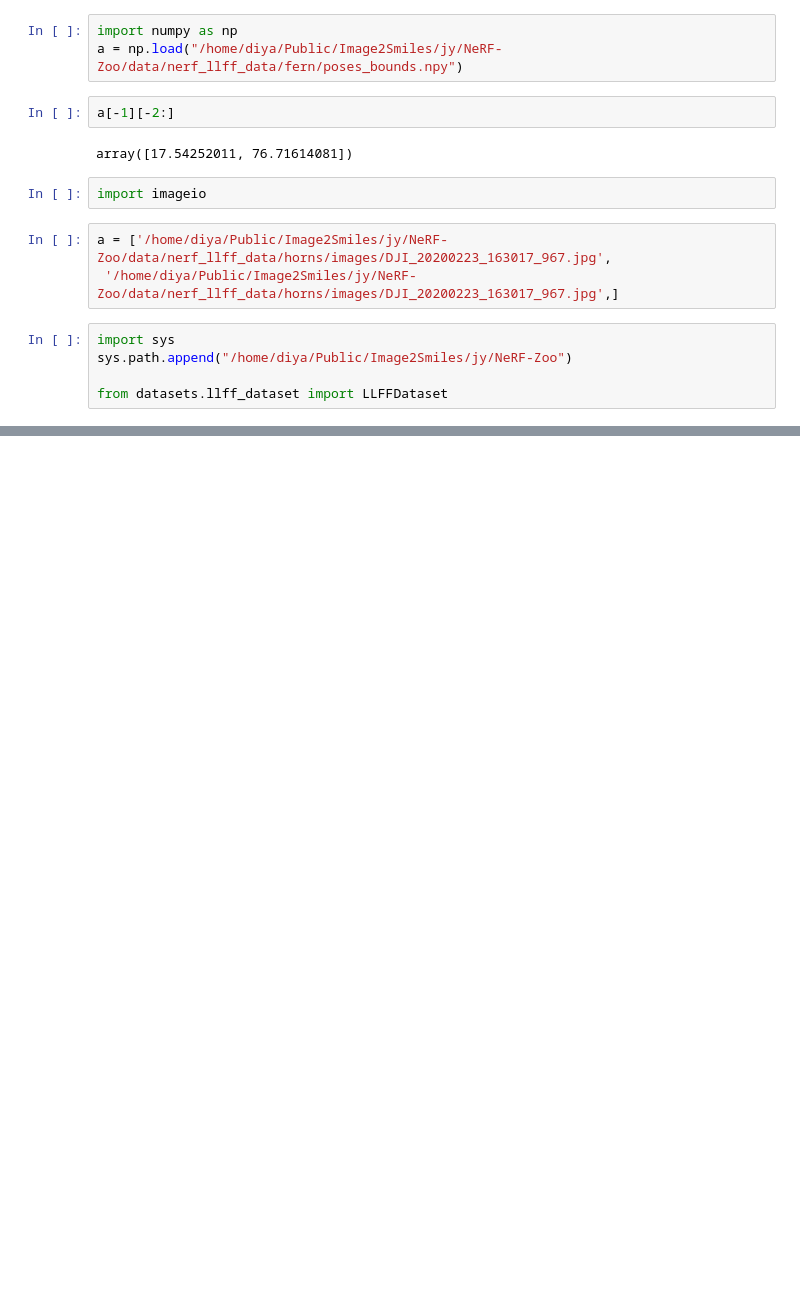
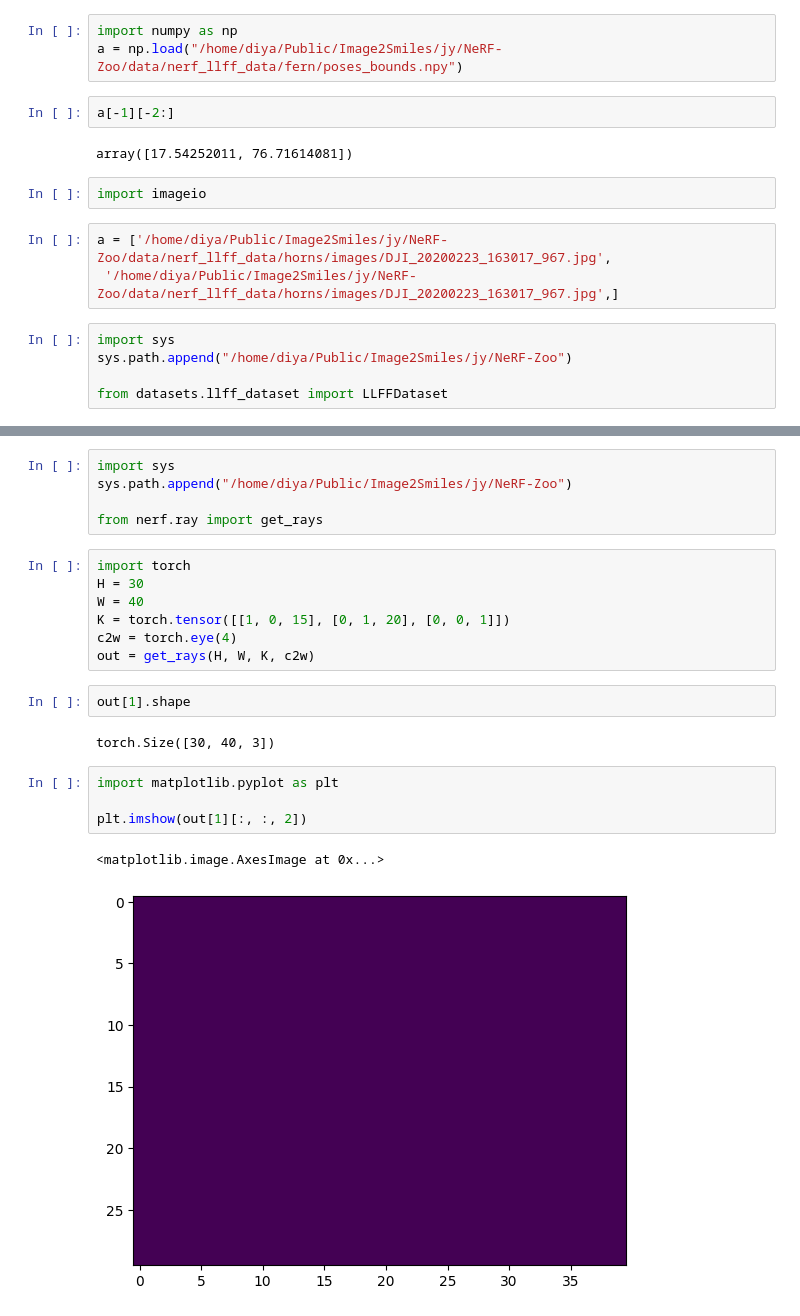
Before and after one commit to kjae0/NeRF-Zoo, a Jupyter notebook: src/test.ipynb, the cells around one changed output, grey strips where cells are left out. Drawn from its saved outputs; the diff is of its cells as text; blank space fills up the shorter version.

Commit message:
basic nerf

```diff
--- a/src/test.ipynb
+++ b/src/test.ipynb
@@ -97,0 +208,23 @@ dset[0]
+# %%
+import sys
+sys.path.append("/home/diya/Public/Image2Smiles/jy/NeRF-Zoo")
+
+from nerf.ray import get_rays
+# %%
+import torch
+H = 30
+W = 40
+K = torch.tensor([[1, 0, 15], [0, 1, 20], [0, 0, 1]])
+c2w = torch.eye(4)
+out = get_rays(H, W, K, c2w)
+# %%
+out[1].shape
+# %% [output]
+torch.Size([30, 40, 3])
+# %%
+import matplotlib.pyplot as plt
+
+plt.imshow(out[1][:, :, 2])
+# %% [output]
+<matplotlib.image.AxesImage at 0x...>
+[figure, added]
```
Also changed, not shown: parts of 23 cells of this notebook, 18 other files.
